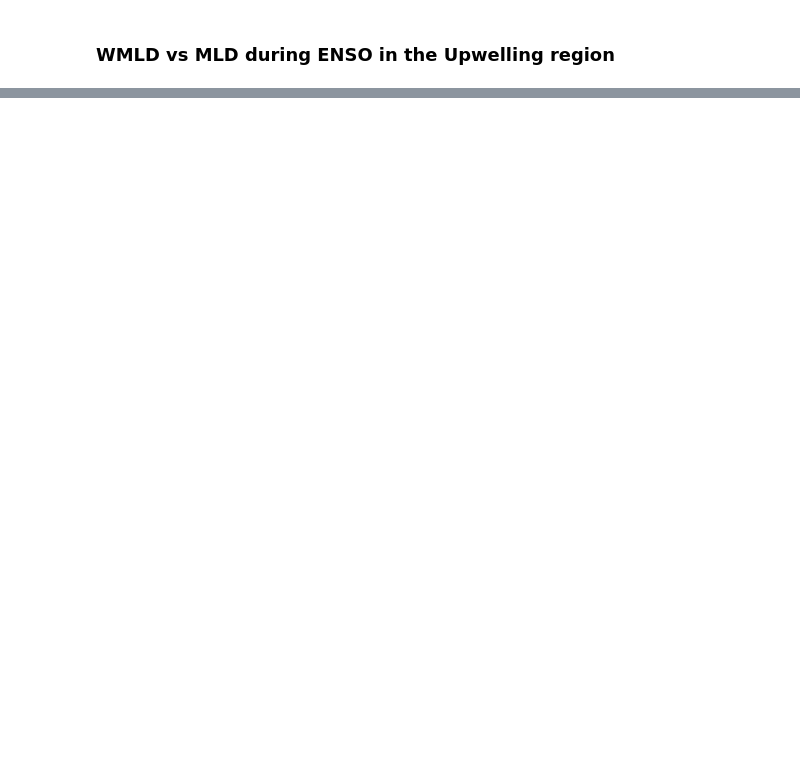
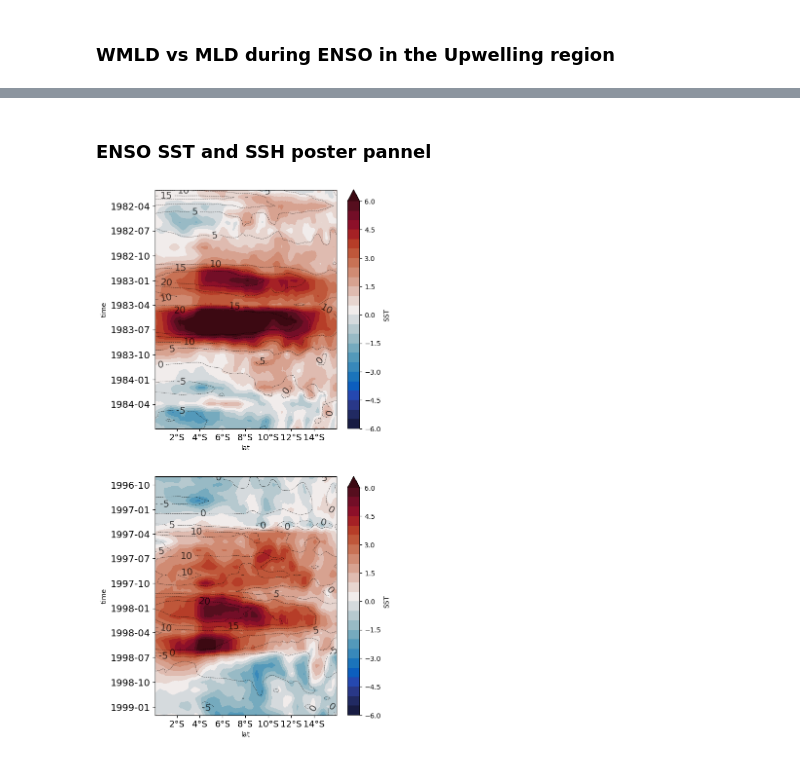
Before and after one commit to danliba/Upwelling_paper, a Jupyter notebook: Hovmollers.ipynb, the cells around one changed output, grey strips where cells are left out. Saved outputs shown, nothing was run; the diff lists cells and outputs as text; code cells hidden in the pictures; blank space fills up the shorter version.

```diff
--- a/Hovmollers.ipynb
+++ b/Hovmollers.ipynb
@@ -402,0 +421,40 @@ plt.suptitle("Upwelling Region (150 km) during ENSO", fontsize=14)
+# %% [markdown]
+### ENSO SST and SSH poster pannel
+# %%
+fig,ax = plt.subplots(2,1,figsize=(6,14))
+
+#%-------- 1982-1983
+cf=band.sel(time=slice("1982-01","1984-06")).SST.plot.contourf(y="time",x='lat',vmin=-6, vmax=6,cmap = cm.balance,norm=norm,levels=levels,ax=ax[0])
+cc=band.sel(time=slice("1982-01","1984-06")).SSH.plot.contour(y="time",x='lat',vmin=-25, vmax=25,colors='black',norm=norm_ssh,
+                            levels=levels_ssh,linestyles='--', alpha=0.7,linewidths=0.5,ax=ax[0])
+ax[0].clabel(cc, inline=True, fontsize=14, fmt="%.f")
+# ax[0].set_title('Band 150km')
+ax[0].invert_yaxis()
+ax[0].invert_xaxis()
+
+# ax[0].set_title("EN 82-83", fontsize=24)
+# ax[0].invert_yaxis()
+
+
+#%-------- 1997-98
+cf=band.sel(time=slice("1996-08","1999-01")).SST.plot.contourf(y="time",x='lat',vmin=-6, vmax=6,cmap = cm.balance,norm=norm,levels=levels,ax=ax[1])
+cc=band.sel(time=slice("1996-08","1999-01")).SSH.plot.contour(y="time",x='lat',vmin=-25, vmax=25,colors='black',norm=norm_ssh,
+                            levels=levels_ssh,linestyles='--', alpha=0.7,linewidths=0.5,ax=ax[1])
+ax[1].clabel(cc, inline=True, fontsize=14, fmt="%.f")
+# ax[1].set_title("EN 97-98", fontsize=24)
+ax[1].invert_yaxis()
+ax[1].invert_xaxis()
+
+xticks = ax[0].get_xticks()  # Get current y-tick positions
+
+new_labels = [f"{-x:.0f}°S" if x < 0 else f"{x:.0f}°N" for x in xticks]
+ax[0].set_xticklabels(new_labels,fontsize=13)
+ax[1].set_xticklabels(new_labels,fontsize=13)
+
+ax[0].tick_params(axis='y', labelsize=14)
+ax[1].tick_params(axis='y', labelsize=14)
+
+# plt.suptitle("EN 1997-1998", fontsize=14)
+plt.savefig('Figures/EN97_98_hovmoller_poster'+'.png', format='png', dpi=300, transparent=False, bbox_inches='tight')
+# %% [output]
+[figure, added]
```
Also changed, not shown: parts of 6 cells of this notebook, 8 other files.
